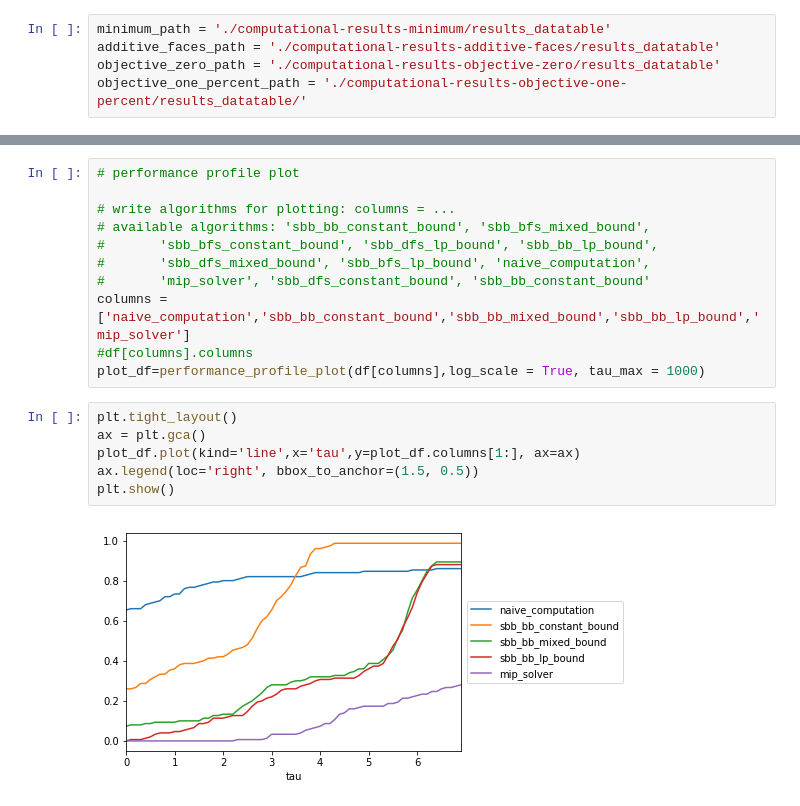
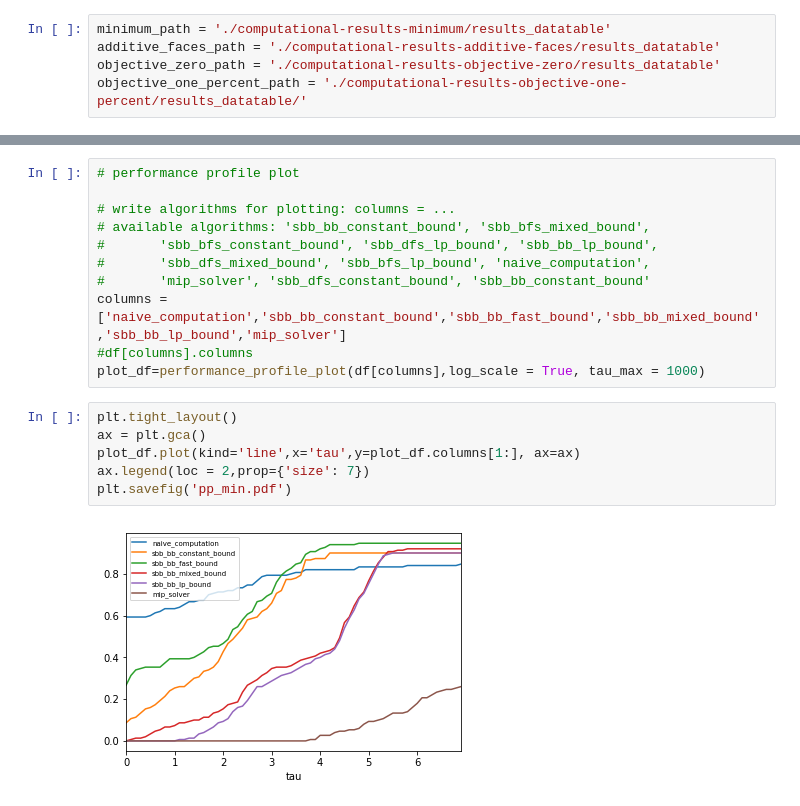
Before and after one commit to jiawei-wang-ucd/jiawei-computations, a Jupyter notebook: data_analysis.ipynb, the cells around one changed output, grey strips where cells are left out. Cells and saved outputs as stored; diff of their text form.

```diff
--- a/data_analysis.ipynb
+++ b/data_analysis.ipynb
@@ -31,17 +43,17 @@ shifted_gmean_df(df, s=60)
 #       'sbb_bfs_constant_bound', 'sbb_dfs_lp_bound', 'sbb_bb_lp_bound',
 #       'sbb_dfs_mixed_bound', 'sbb_bfs_lp_bound', 'naive_computation',
 #       'mip_solver', 'sbb_dfs_constant_bound', 'sbb_bb_constant_bound'
-columns = ['naive_computation','sbb_bb_constant_bound','sbb_bb_mixed_bound','sbb_bb_lp_bound','mip_solver']
+columns = ['naive_computation','sbb_bb_constant_bound','sbb_bb_fast_bound','sbb_bb_mixed_bound','sbb_bb_lp_bound','mip_solver']
 #df[columns].columns
 plot_df=performance_profile_plot(df[columns],log_scale = True, tau_max = 1000)
 # %%
 plt.tight_layout()
 ax = plt.gca()
 plot_df.plot(kind='line',x='tau',y=plot_df.columns[1:], ax=ax)
-ax.legend(loc='right', bbox_to_anchor=(1.5, 0.5))
-plt.show()
+ax.legend(loc = 2,prop={'size': 7})
+plt.savefig('pp_min.pdf')
 # %% [output]
-[figure, old version]
+[figure, new version]
 # %%
 ## objective_zero results
 
```
Also changed, not shown: parts of 28 cells of this notebook.
